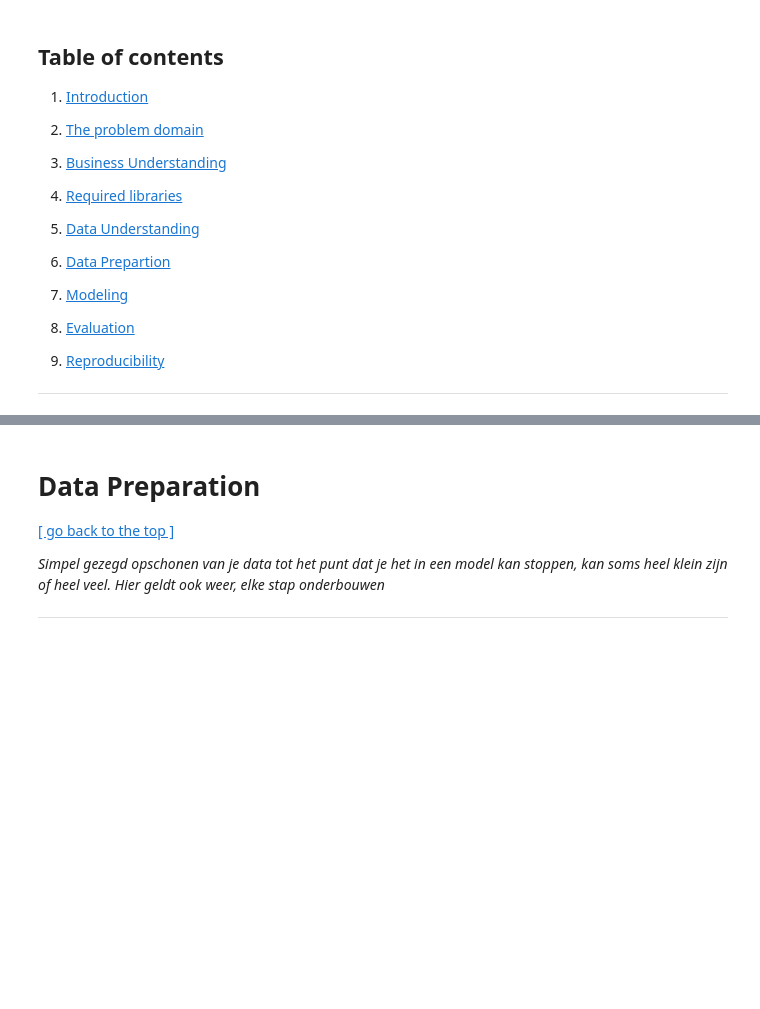
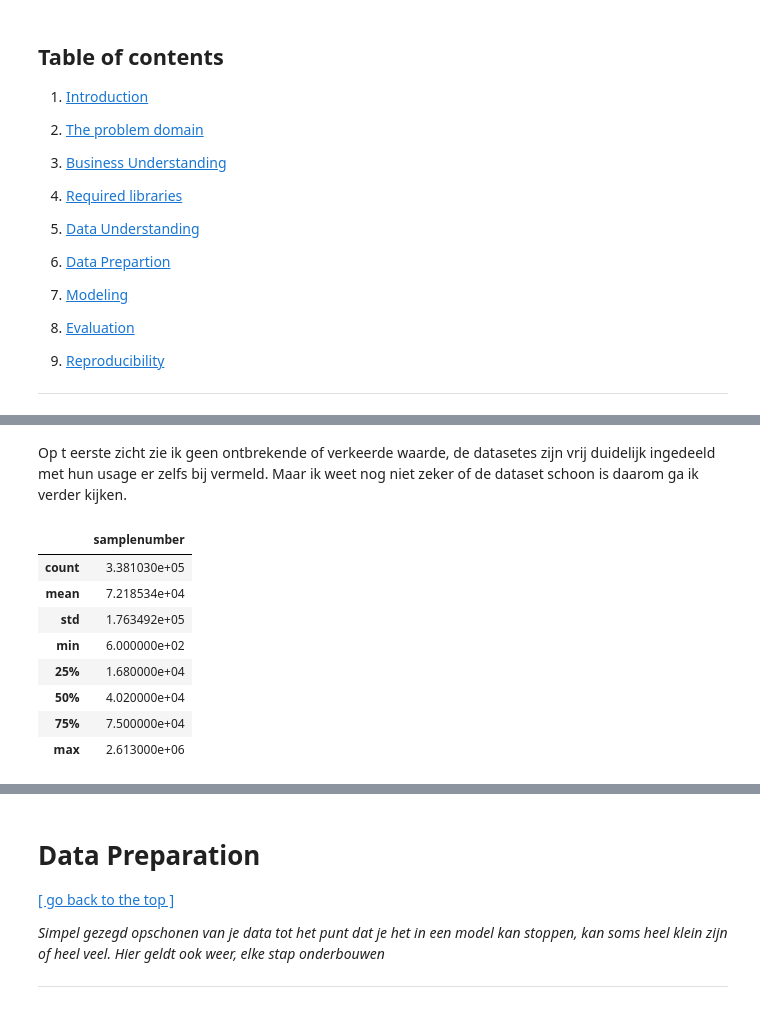
Before and after one commit to EsmeeK1/MachineLearning, a Jupyter notebook: thema's/deep_learning/boekclassificatie_esmee_kraan.ipynb.ipynb, the cells around one changed output, grey strips where cells are left out. Saved outputs shown, nothing was run; the diff lists cells and outputs as text; code cells hidden in the pictures; blank space fills up the shorter version.

```diff
--- a/thema's/deep_learning/boekclassificatie_esmee_kraan.ipynb.ipynb
+++ b/thema's/deep_learning/boekclassificatie_esmee_kraan.ipynb.ipynb
@@ -161,0 +162,14 @@ ModuleNotFoundError: No module named 'sounddevice'
+# %% [markdown]
+Op t eerste zicht zie ik geen ontbrekende of verkeerde waarde, de datasetes zijn vrij duidelijk ingedeeld met hun usage er zelfs bij vermeld. Maar ik weet nog niet zeker of de dataset schoon is daarom ga ik verder kijken.
+# %%
+df_val.describe()
+# %% [output]
+|  | samplenumber |
+| count | 3.381030e+05 |
+| mean | 7.218534e+04 |
+| std | 1.763492e+05 |
+| min | 6.000000e+02 |
+| 25% | 1.680000e+04 |
+| 50% | 4.020000e+04 |
+| 75% | 7.500000e+04 |
+| max | 2.613000e+06 |
```
Also changed, not shown: parts of 18 cells of this notebook, 2 other files.
